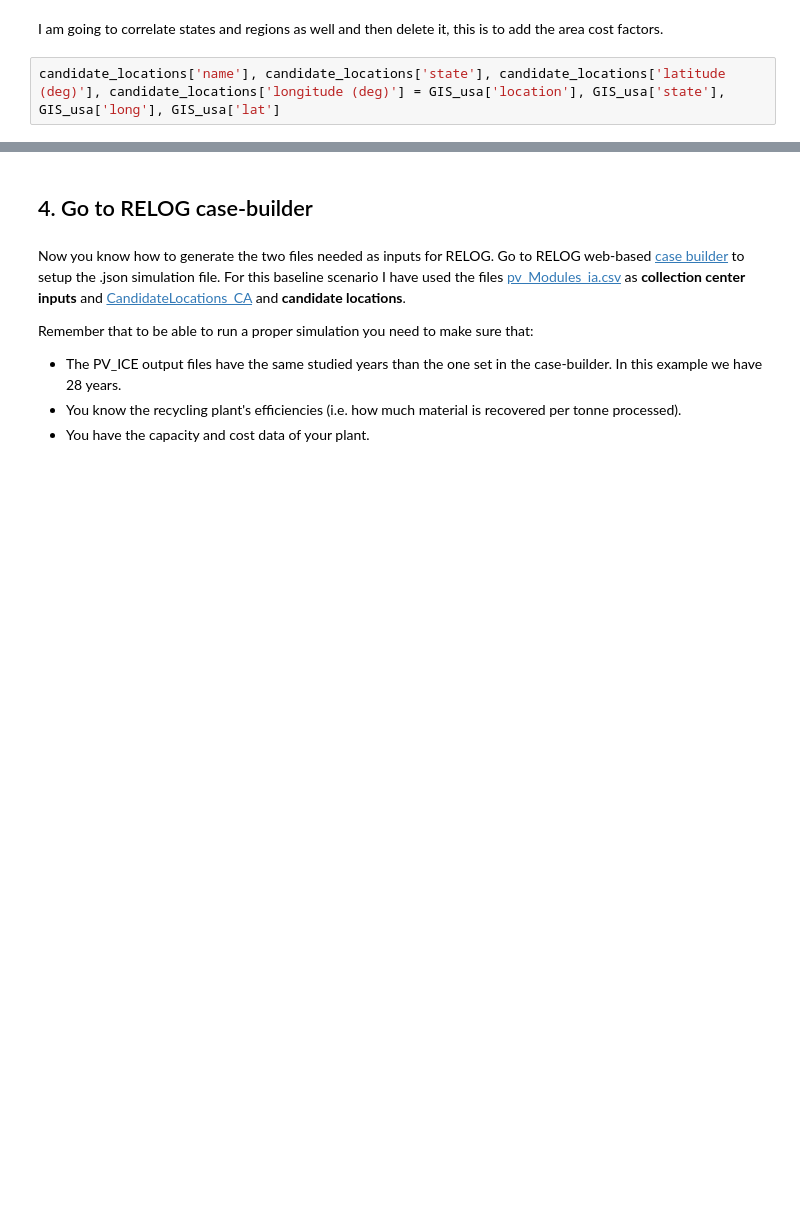
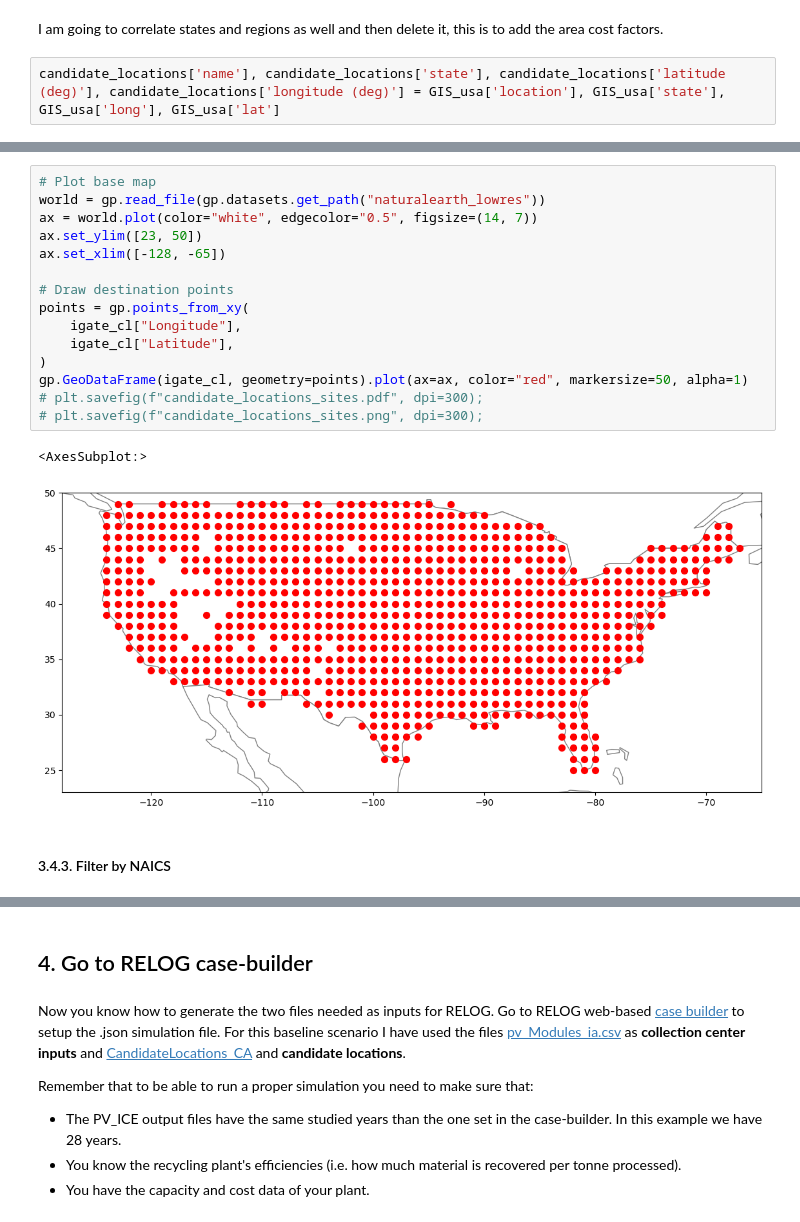
Before and after one commit to macmribo/RICE, a Jupyter notebook: 2_data_preparation/data_preprocess_1-Recycling.ipynb, the cells around one changed output, grey strips where cells are left out. Cells and saved outputs as stored; diff of their text form; blank space fills up the shorter version.

```diff
--- a/2_data_preparation/data_preprocess_1-Recycling.ipynb
+++ b/2_data_preparation/data_preprocess_1-Recycling.ipynb
@@ -978,0 +1057,20 @@ candidate_locations['name'], candidate_locations['state'], candidate_locations['
+# %%
+# Plot base map
+world = gp.read_file(gp.datasets.get_path("naturalearth_lowres"))
+ax = world.plot(color="white", edgecolor="0.5", figsize=(14, 7))
+ax.set_ylim([23, 50])
+ax.set_xlim([-128, -65])
+
+# Draw destination points
+points = gp.points_from_xy(
+    igate_cl["Longitude"],
+    igate_cl["Latitude"],
+)
+gp.GeoDataFrame(igate_cl, geometry=points).plot(ax=ax, color="red", markersize=50, alpha=1)
+# plt.savefig(f"candidate_locations_sites.pdf", dpi=300);
+# plt.savefig(f"candidate_locations_sites.png", dpi=300);
+# %% [output]
+<AxesSubplot:>
+[figure, added]
+# %% [markdown]
+#### 3.4.3. Filter by NAICS
```
Also changed, not shown: parts of 41 cells of this notebook, 57 other files.
